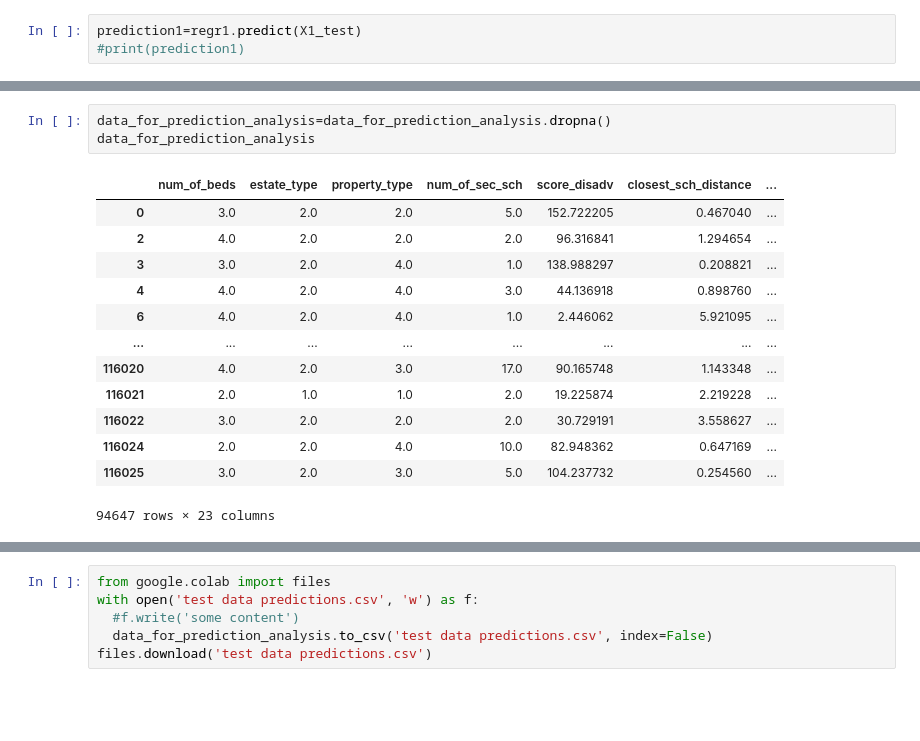
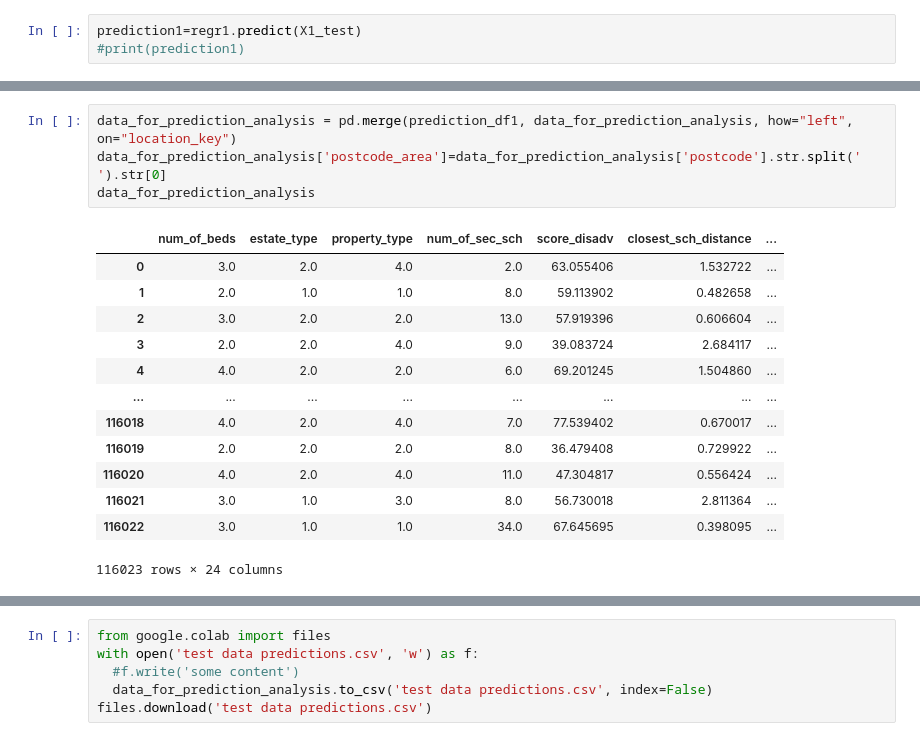
Before and after one commit to oxanaRC/CE902, a Jupyter notebook: Random_forest_test050821a.ipynb, the cells around one changed output, grey strips where cells are left out. Saved outputs shown, nothing was run; the diff lists cells and outputs as text; blank space fills up the shorter version.

```diff
--- a/Random_forest_test050821a.ipynb
+++ b/Random_forest_test050821a.ipynb
@@ -1002,17 +992,18 @@ data_for_prediction_analysis
-# %%
-data_for_prediction_analysis=data_for_prediction_analysis.dropna()
-data_for_prediction_analysis
-# %% [output]
-|  | num_of_beds | estate_type | property_type | num_of_sec_sch | score_disadv | closest_sch_distance | ... |
-| 0 | 3.0 | 2.0 | 2.0 | 5.0 | 152.722205 | 0.467040 | ... |
-| 2 | 4.0 | 2.0 | 2.0 | 2.0 | 96.316841 | 1.294654 | ... |
-| 3 | 3.0 | 2.0 | 4.0 | 1.0 | 138.988297 | 0.208821 | ... |
-| 4 | 4.0 | 2.0 | 4.0 | 3.0 | 44.136918 | 0.898760 | ... |
-| 6 | 4.0 | 2.0 | 4.0 | 1.0 | 2.446062 | 5.921095 | ... |
-| ... | ... | ... | ... | ... | ... | ... | ... |
-| 116020 | 4.0 | 2.0 | 3.0 | 17.0 | 90.165748 | 1.143348 | ... |
-| 116021 | 2.0 | 1.0 | 1.0 | 2.0 | 19.225874 | 2.219228 | ... |
-| 116022 | 3.0 | 2.0 | 2.0 | 2.0 | 30.729191 | 3.558627 | ... |
-| 116024 | 2.0 | 2.0 | 4.0 | 10.0 | 82.948362 | 0.647169 | ... |
-| 116025 | 3.0 | 2.0 | 3.0 | 5.0 | 104.237732 | 0.254560 | ... |
-94647 rows × 23 columns
+# %%
+data_for_prediction_analysis = pd.merge(prediction_df1, data_for_prediction_analysis, how="left", on="location_key")
+data_for_prediction_analysis['postcode_area']=data_for_prediction_analysis['postcode'].str.split(' ').str[0]
+data_for_prediction_analysis
+# %% [output]
+|  | num_of_beds | estate_type | property_type | num_of_sec_sch | score_disadv | closest_sch_distance | ... |
+| 0 | 3.0 | 2.0 | 4.0 | 2.0 | 63.055406 | 1.532722 | ... |
+| 1 | 2.0 | 1.0 | 1.0 | 8.0 | 59.113902 | 0.482658 | ... |
+| 2 | 3.0 | 2.0 | 2.0 | 13.0 | 57.919396 | 0.606604 | ... |
+| 3 | 2.0 | 2.0 | 4.0 | 9.0 | 39.083724 | 2.684117 | ... |
+| 4 | 4.0 | 2.0 | 2.0 | 6.0 | 69.201245 | 1.504860 | ... |
+| ... | ... | ... | ... | ... | ... | ... | ... |
+| 116018 | 4.0 | 2.0 | 4.0 | 7.0 | 77.539402 | 0.670017 | ... |
+| 116019 | 2.0 | 2.0 | 2.0 | 8.0 | 36.479408 | 0.729922 | ... |
+| 116020 | 4.0 | 2.0 | 4.0 | 11.0 | 47.304817 | 0.556424 | ... |
+| 116021 | 3.0 | 1.0 | 3.0 | 8.0 | 56.730018 | 2.811364 | ... |
+| 116022 | 3.0 | 1.0 | 1.0 | 34.0 | 67.645695 | 0.398095 | ... |
+116023 rows × 24 columns
```
Also changed, not shown: parts of 26 cells of this notebook.
